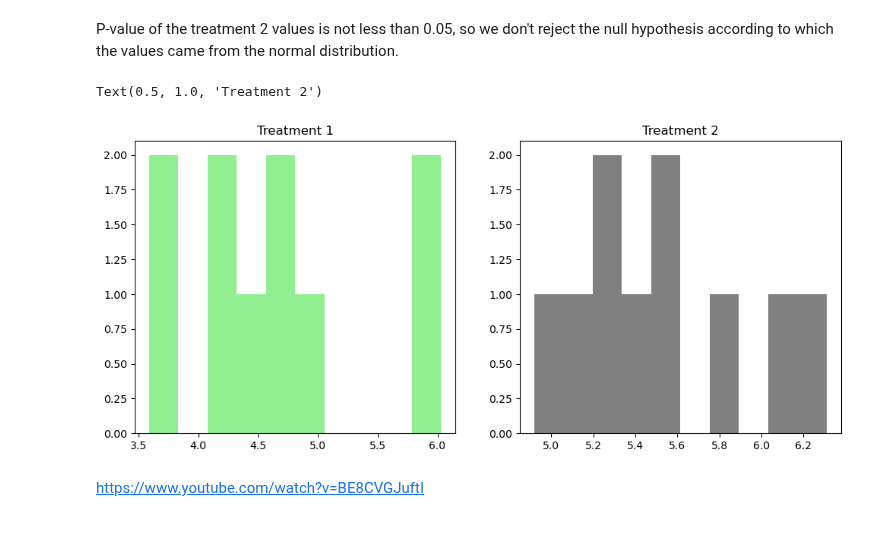
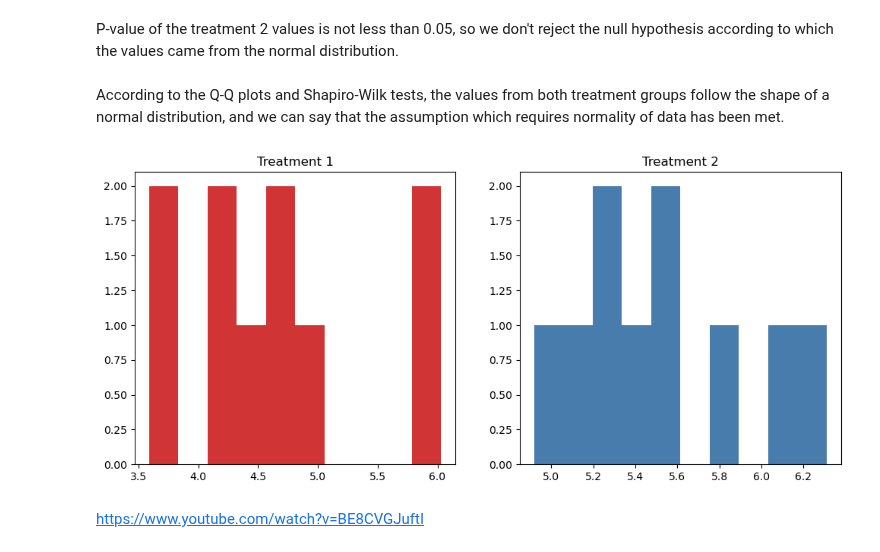
Before and after one commit to Tanja888/applied_statistics, a Jupyter notebook: project.ipynb, the cells around one changed output. Drawn from its saved outputs; the diff is of its cells as text; code cells hidden in the pictures.

```diff
--- a/project.ipynb
+++ b/project.ipynb
@@ -204,19 +194,20 @@ stats.shapiro(trt2_group)
 ShapiroResult(statistic=0.9410051970546394, pvalue=0.5642518926711526)
 # %% [markdown]
 P-value of the treatment 2 values is not less than 0.05, so we don't reject the null hypothesis according to which the values came from the normal distribution.
+# %% [markdown]
+According to the Q-Q plots and Shapiro-Wilk tests, the values from both treatment groups follow the shape of a normal distribution, and we can say that the assumption which requires normality of data has been met.
 # %%
 # Plot histograms next to each other for easier comparison
 fig, ax = plt.subplots(1, 2, figsize=(12, 5))
 
 # Dried weight of plants with treatment 1
-ax[0].hist(trt1_group, bins=10, color='lightgreen')
+ax[0].hist(trt1_group, bins=10, color='#d03434')
 ax[0].set_title('Treatment 1')
 
 # Dried weight of plants with treatment 2
-ax[1].hist(trt2_group, bins=10, color='grey')
-ax[1].set_title('Treatment 2')
+ax[1].hist(trt2_group, bins=10, color='#487cac')
+ax[1].set_title('Treatment 2');
 # %% [output]
-Text(0.5, 1.0, 'Treatment 2')
-[figure, old version]
+[figure, new version]
 # %% [markdown]
 https://www.youtube.com/watch?v=BE8CVGJuftI
```
Also changed, not shown: parts of 17 cells of this notebook.
